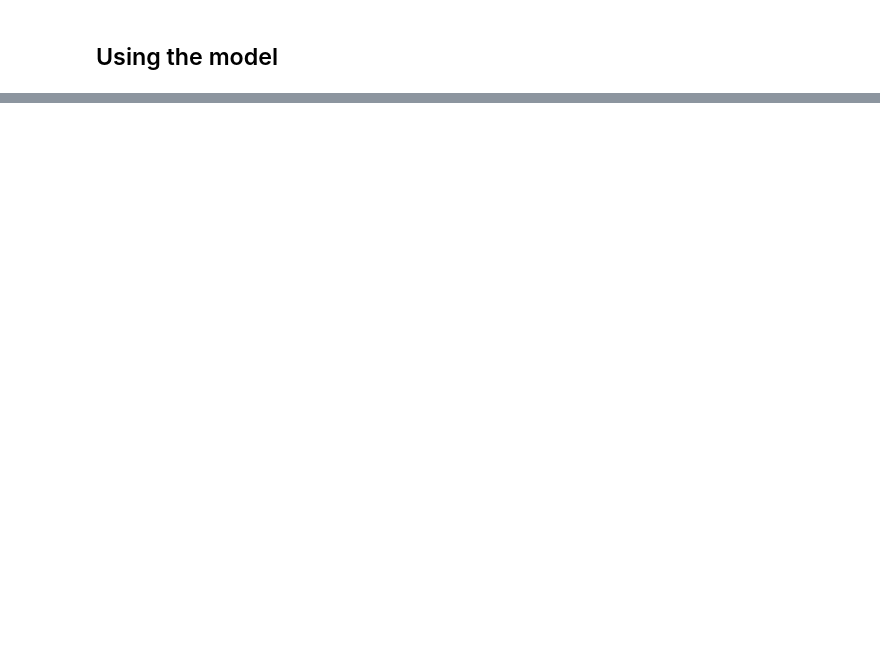
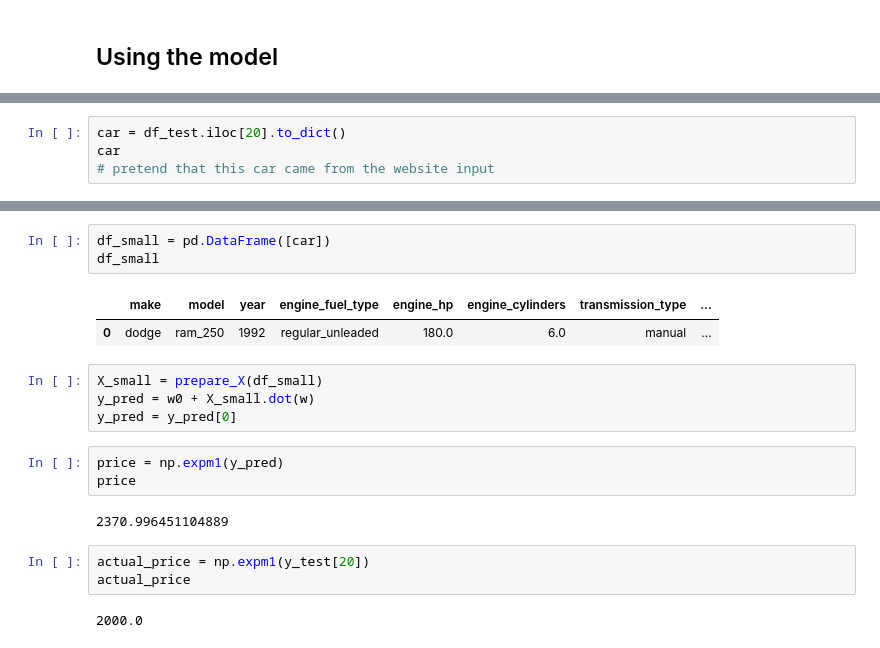
Before and after one commit to KarenW9571/MLZoomCamp2024, a Jupyter notebook: 02-Regression/Notes.ipynb, the cells around one changed output, grey strips where cells are left out. Cells and saved outputs as stored; diff of their text form; blank space fills up the shorter version.

```diff
--- a/02-Regression/Notes.ipynb
+++ b/02-Regression/Notes.ipynb
@@ -678,0 +911,4 @@ dtype: object
+# %%
+car = df_test.iloc[20].to_dict()
+car
+# pretend that this car came from the website input
@@ -678,0 +931,20 @@ dtype: object
+# %%
+df_small = pd.DataFrame([car])
+df_small
+# %% [output]
+|  | make | model | year | engine_fuel_type | engine_hp | engine_cylinders | transmission_type | ... |
+| 0 | dodge | ram_250 | 1992 | regular_unleaded | 180.0 | 6.0 | manual | ... |
+# %%
+X_small = prepare_X(df_small)
+y_pred = w0 + X_small.dot(w)
+y_pred = y_pred[0]
+# %%
+price = np.expm1(y_pred)
+price
+# %% [output]
+2370.996451104889
+# %%
+actual_price = np.expm1(y_test[20])
+actual_price
+# %% [output]
+2000.0
```
Also changed, not shown: parts of 43 cells of this notebook.
